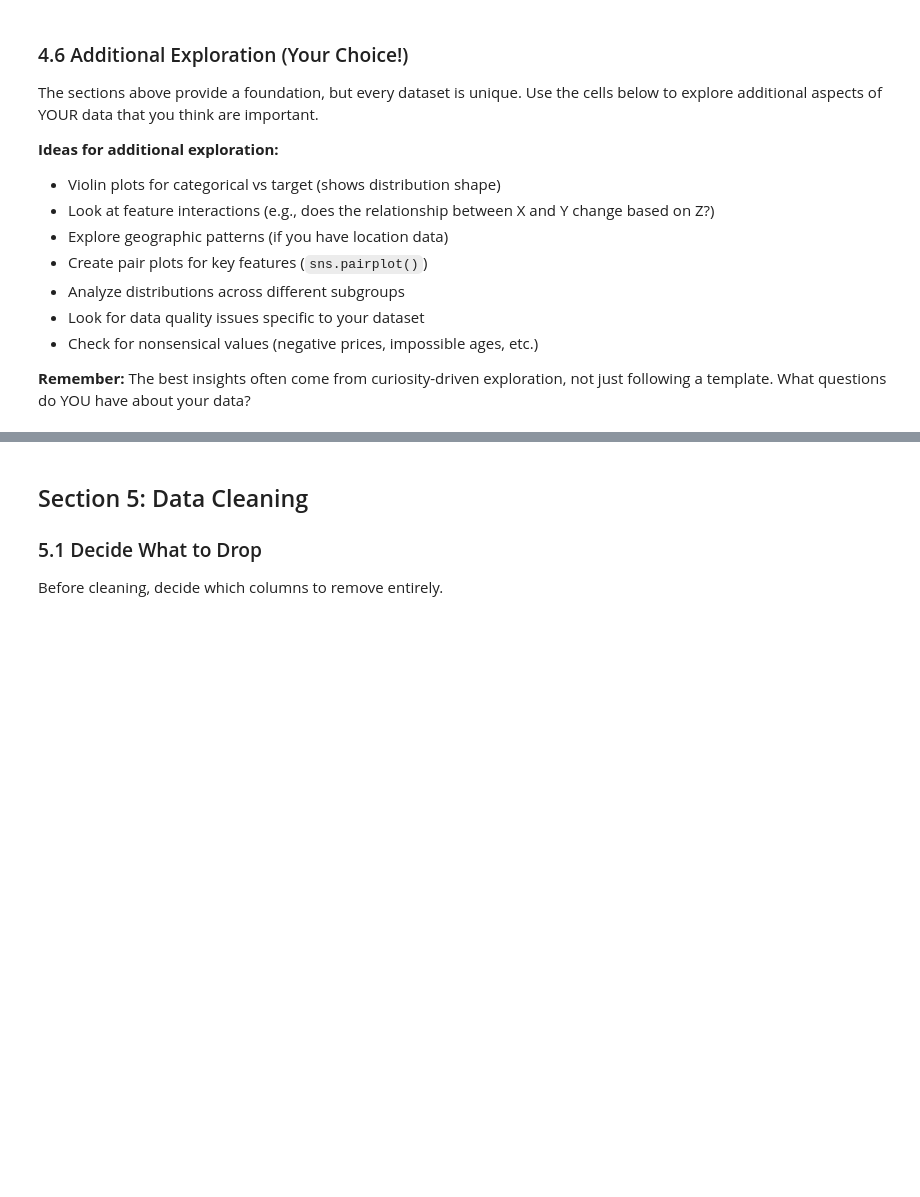
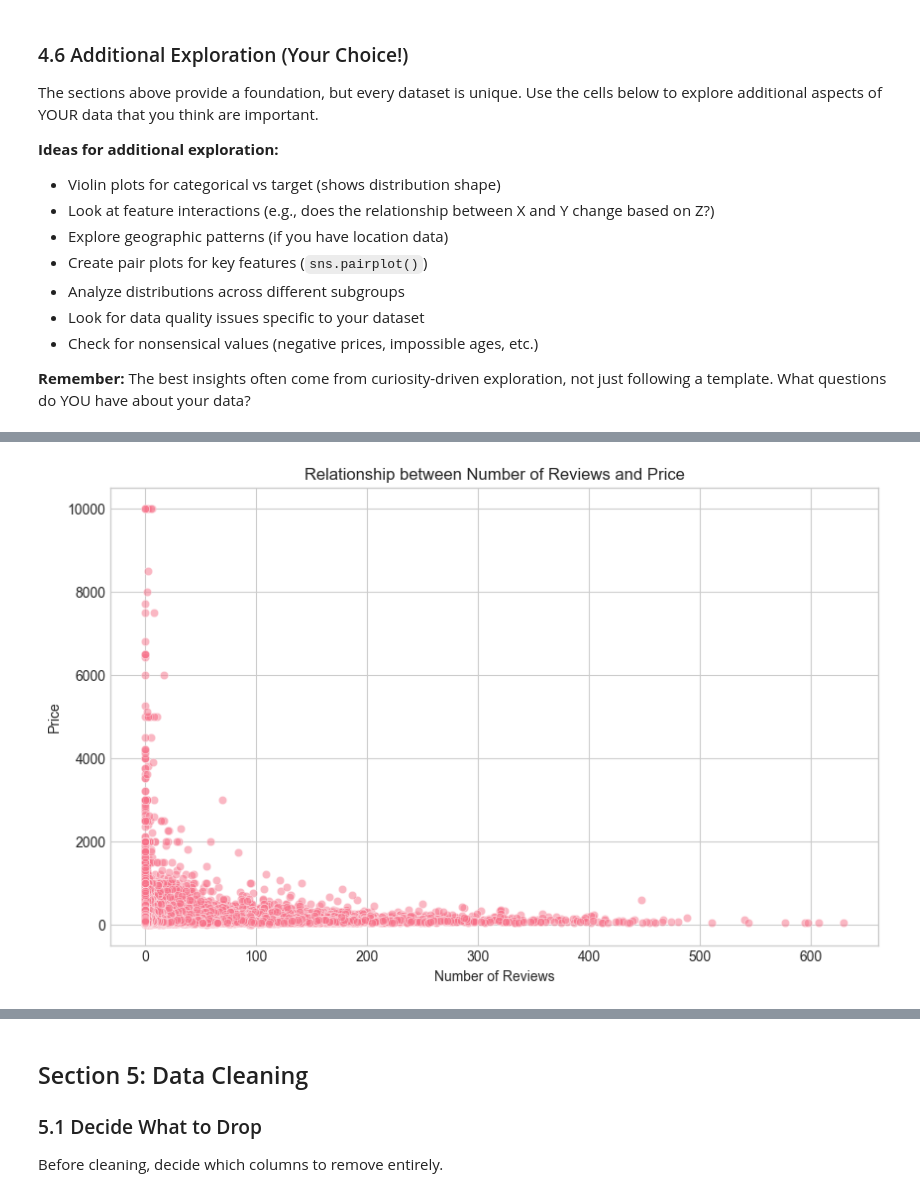
Before and after one commit to fsa-aiml-2511/individual-capstone-brodiedellis-sys, a Jupyter notebook: notebooks/01_problem_statement_and_eda.ipynb, the cells around one changed output, grey strips where cells are left out. Cells and saved outputs as stored; diff of their text form; code cells hidden in the pictures; blank space fills up the shorter version.

```diff
--- a/notebooks/01_problem_statement_and_eda.ipynb
+++ b/notebooks/01_problem_statement_and_eda.ipynb
@@ -589,0 +704,10 @@ The sections above provide a foundation, but every dataset is unique. Use the ce
+# %%
+# 3. Relationship between number of reviews and price
+plt.figure(figsize=(10, 6))
+sns.scatterplot(data=df, x='number_of_reviews', y='price', alpha=0.5)
+plt.title('Relationship between Number of Reviews and Price')
+plt.xlabel('Number of Reviews')
+plt.ylabel('Price')
+plt.show()
+# %% [output]
+[figure, added]
```
Also changed, not shown: parts of 57 cells of this notebook.
